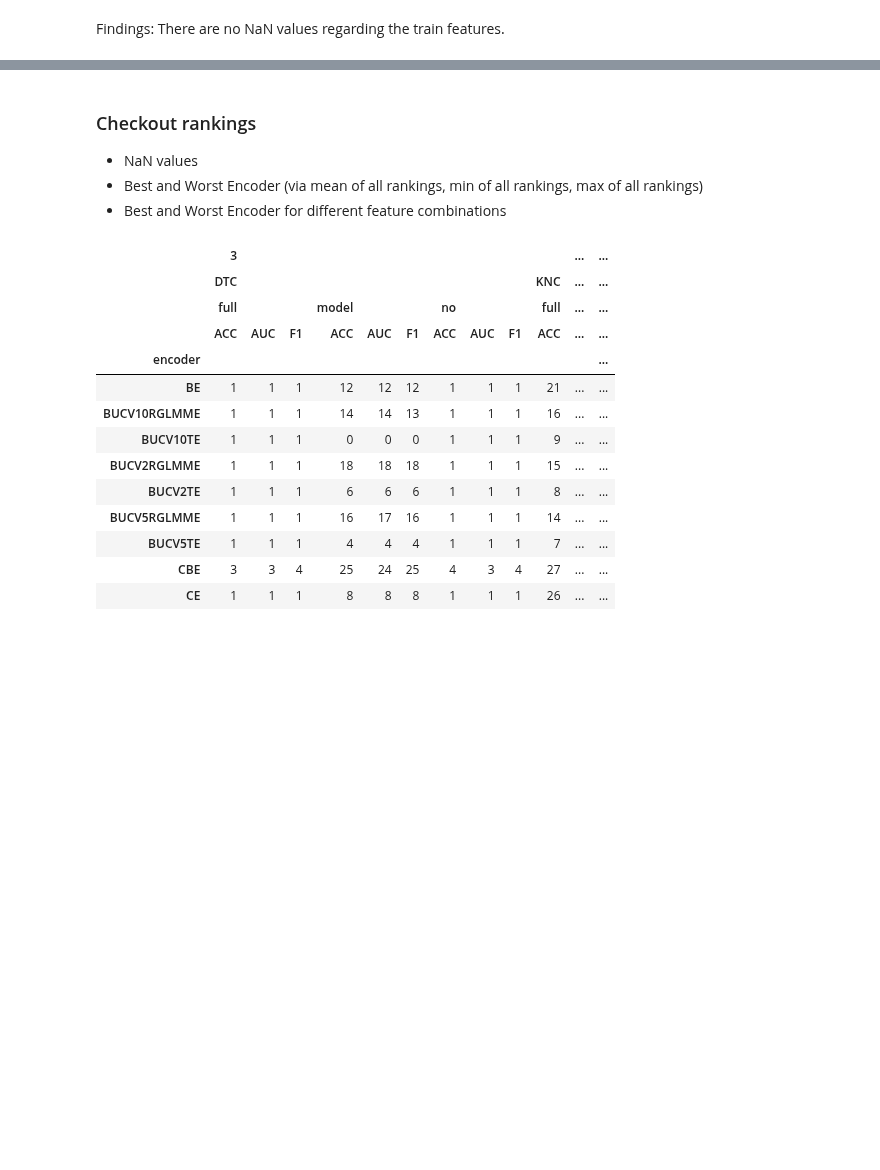
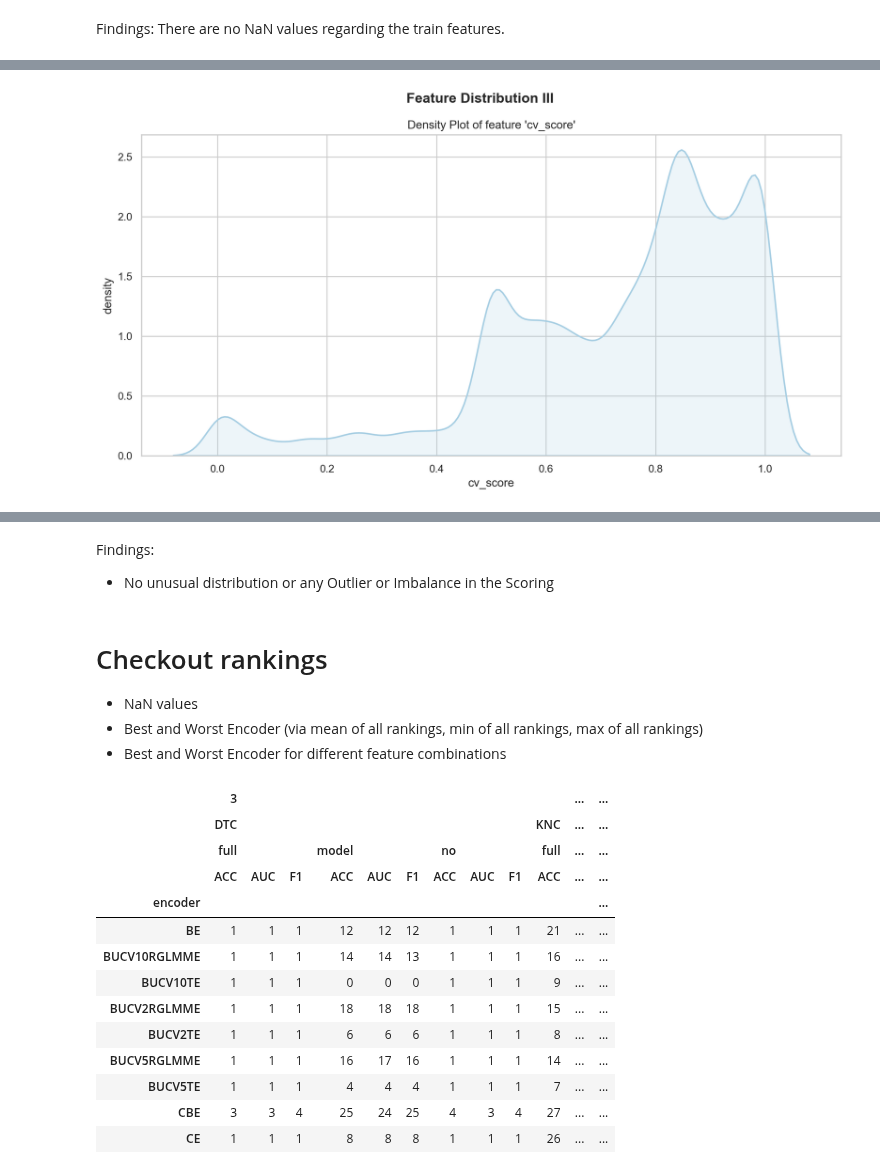
Before and after one commit to nina-prog/meta-learning-for-encoder-selection, a Jupyter notebook: notebooks/week08/week08-data-exploration.ipynb, the cells around one changed output, grey strips where cells are left out. Cells and saved outputs as stored; diff of their text form; code cells hidden in the pictures; blank space fills up the shorter version.

```diff
--- a/notebooks/week08/week08-data-exploration.ipynb
+++ b/notebooks/week08/week08-data-exploration.ipynb
@@ -75,0 +183,15 @@ Scoring:
+# %%
+%%time
+df = data[["cv_score"]]
+# Create kde plot figure
+fig, ax = plt.subplots(figsize=(13, 6))
+fig.suptitle('Feature Distribution III', fontweight='bold')
+# Plot kde plot
+sns.kdeplot(data=df, x="cv_score", ax=ax, fill=True, alpha=.2, linewidth=1.6)
+ax.set_ylabel("density")
+ax.set_title("Density Plot of feature "+ "'" + "cv_score" + "'")
+
+# Show plot
+plt.show()
+# %% [output]
+[figure, added]
@@ -76,5 +200,8 @@ Scoring:
+# %% [markdown]
+Findings:
+* No unusual distribution or any Outlier or Imbalance in the Scoring
 # %% [markdown]
-### Checkout rankings
+# Checkout rankings
 * NaN values
 * Best and Worst Encoder (via mean of all rankings, min of all rankings, max of all rankings)
 * Best and Worst Encoder for different feature combinations
```
Also changed, not shown: parts of 21 cells of this notebook.
